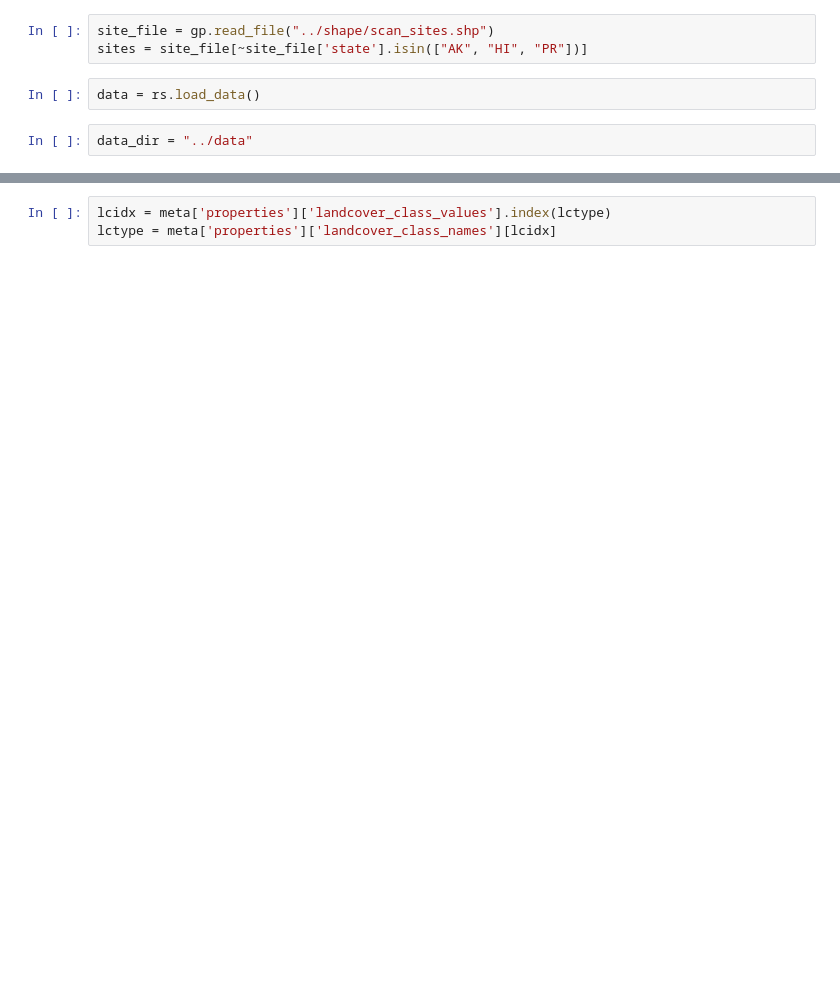
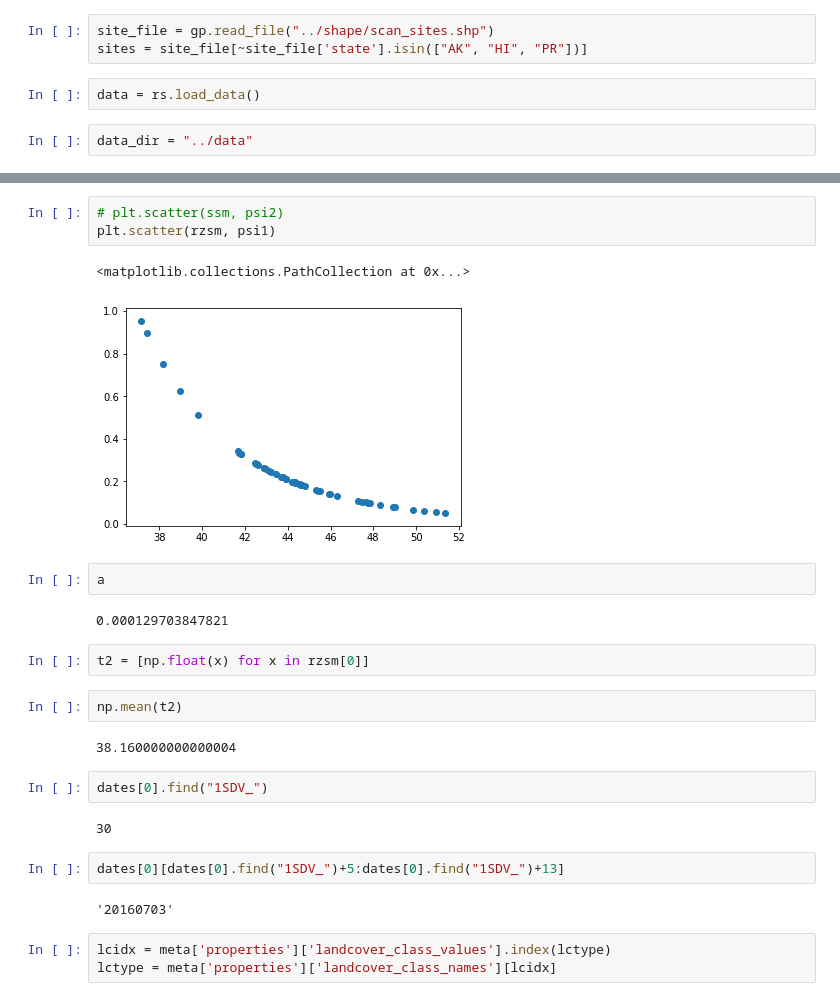
Before and after one commit to kashingtonDC/RZSM, a Jupyter notebook: code/analysis.ipynb, the cells around one changed output, grey strips where cells are left out. Saved outputs shown, nothing was run; the diff lists cells and outputs as text; blank space fills up the shorter version.

```diff
--- a/code/analysis.ipynb
+++ b/code/analysis.ipynb
@@ -107,3 +264,27 @@ Deciduous Forest - Areas dominated by trees generally greater than 5 meters tall
+# %%
+# plt.scatter(ssm, psi2)
+plt.scatter(rzsm, psi1)
+# %% [output]
+<matplotlib.collections.PathCollection at 0x...>
+[figure, added]
+# %%
+a
+# %% [output]
+0.000129703847821
+# %%
+t2 = [np.float(x) for x in rzsm[0]]
+# %%
+np.mean(t2)
+# %% [output]
+38.160000000000004
+# %%
+dates[0].find("1SDV_")
+# %% [output]
+30
+# %%
+dates[0][dates[0].find("1SDV_")+5:dates[0].find("1SDV_")+13]
+# %% [output]
+'20160703'
 # %%
 lcidx = meta['properties']['landcover_class_values'].index(lctype)
 lctype = meta['properties']['landcover_class_names'][lcidx]
```
Also changed, not shown: parts of 14 cells of this notebook.
